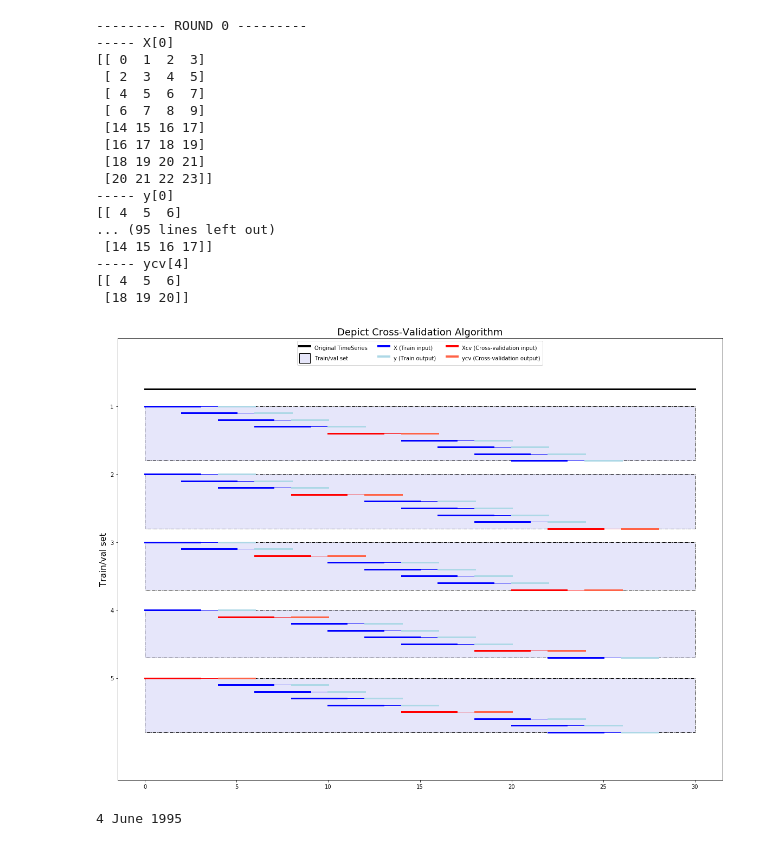
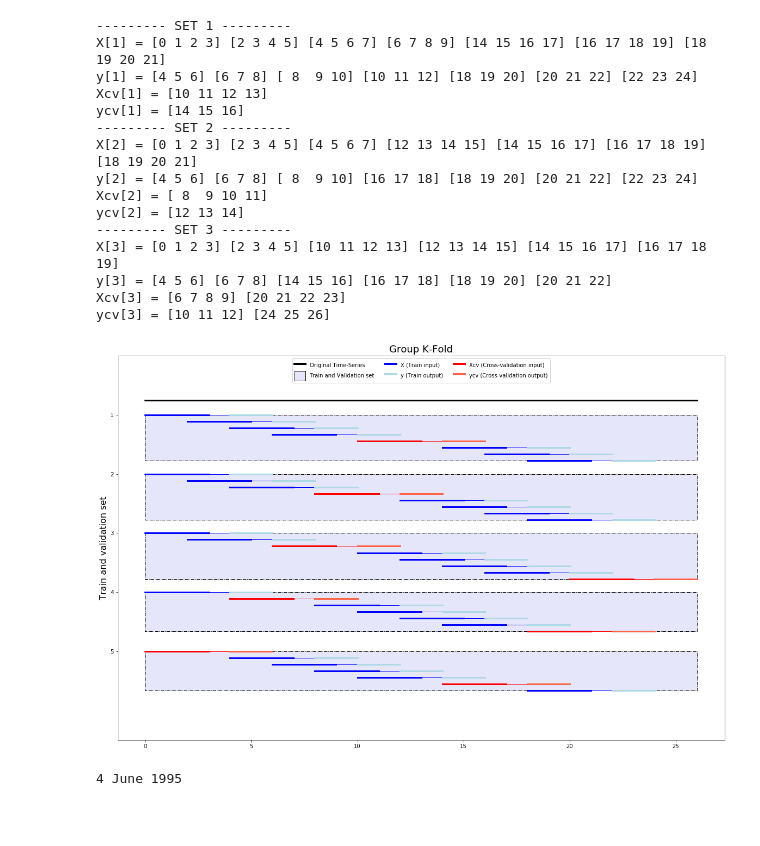
Before and after one commit to DidierRLopes/UnivariateTimeSeriesForecast, a Jupyter notebook: DidiCode.ipynb, the cells around one changed output. Drawn from its saved outputs; the diff is of its cells as text; code cells hidden in the pictures; blank space fills up the shorter version.

Commit message:
improve TimeSeriesCrossValidation functions

```diff
--- a/DidiCode.ipynb
+++ b/DidiCode.ipynb
@@ -152,14 +211,10 @@ def split_train_cv_kFold(sequence, n_steps_input, n_steps_forecast, n_steps_jump
     return X, y, Xcv, ycv
 
 X, y, Xcv, ycv = split_train_cv_kFold(timeSeries, n_steps_input=4, n_steps_forecast=3, n_steps_jump=2)
-for j in np.arange(1):
-    print("--------- ROUND %d ---------" % j)
-    print("----- X[%d]"% j)
-    print(X[j])
-    print("----- y[%d]"% j)
-    print(y[j])
-    print("----- Xcv[%d]"% j)
-    print(Xcv[j])
-    print("----- ycv[%d]"% j)
-    print(ycv[j])
+for j in np.arange(3):
+    print("--------- SET %d ---------" % (j+1))
+    print("X[%d] ="% (j+1), *X[j])
+    print("y[%d] ="% (j+1), *y[j])
+    print("Xcv[%d] ="% (j+1), *Xcv[j])
+    print("ycv[%d] ="% (j+1), *ycv[j])
 # %% [output]
@@ -183,5 +236,5 @@ for j in np.arange(1):
 # %%
-def split_train_cv_multipleKFold(sequence, n_steps_input, n_steps_forecast, n_steps_jump):
+def split_train_cv_groupKFold(sequence, n_steps_input, n_steps_forecast, n_steps_jump):
     X, y, Xcv, ycv = dict(), dict(), dict(), dict()
 
     # Iterate through 5 train/val splits
@@ -231,77 +284,72 @@ def split_train_cv_multipleKFold(sequence, n_steps_input, n_steps_forecast, n_st
 
     return X, y, Xcv, ycv
 
-X, y, Xcv, ycv = split_train_cv_multipleKFold(timeSeries, n_steps_input=4, n_steps_forecast=3, n_steps_jump=2)
-for j in np.arange(5):
-    print("--------- ROUND %d ---------" % j)
-    print("----- X[%d]"% j)
-    print(X[j])
-    print("----- y[%d]"% j)
-    print(y[j])
-    print("----- Xcv[%d]"% j)
-    print(Xcv[j])
-    print("----- ycv[%d]"% j)
-    print(ycv[j])
+X, y, Xcv, ycv = split_train_cv_groupKFold(timeSeries, n_steps_input=4, n_steps_forecast=3, n_steps_jump=2)
+for j in np.arange(3):
+    print("--------- SET %d ---------" % (j+1))
+    print("X[%d] ="% (j+1), *X[j])
+    print("y[%d] ="% (j+1), *y[j])
+    print("Xcv[%d] ="% (j+1), *Xcv[j])
+    print("ycv[%d] ="% (j+1), *ycv[j])
 # %% [output]
---------- ROUND 0 ---------
------ X[0]
-[[ 0  1  2  3]
- [ 2  3  4  5]
- [ 4  5  6  7]
- [ 6  7  8  9]
- [14 15 16 17]
- [16 17 18 19]
- [18 19 20 21]
- [20 21 22 23]]
------ y[0]
-[[ 4  5  6]
-... (95 lines left out)
- [14 15 16 17]]
------ ycv[4]
-[[ 4  5  6]
- [18 19 20]]
+--------- SET 1 ---------
+X[1] = [0 1 2 3] [2 3 4 5] [4 5 6 7] [6 7 8 9] [14 15 16 17] [16 17 18 19] [18 19 20 21]
+y[1] = [4 5 6] [6 7 8] [ 8  9 10] [10 11 12] [18 19 20] [20 21 22] [22 23 24]
+Xcv[1] = [10 11 12 13]
+ycv[1] = [14 15 16]
+--------- SET 2 ---------
+X[2] = [0 1 2 3] [2 3 4 5] [4 5 6 7] [12 13 14 15] [14 15 16 17] [16 17 18 19] [18 19 20 21]
+y[2] = [4 5 6] [6 7 8] [ 8  9 10] [16 17 18] [18 19 20] [20 21 22] [22 23 24]
+Xcv[2] = [ 8  9 10 11]
+ycv[2] = [12 13 14]
+--------- SET 3 ---------
+X[3] = [0 1 2 3] [2 3 4 5] [10 11 12 13] [12 13 14 15] [14 15 16 17] [16 17 18 19]
+y[3] = [4 5 6] [6 7 8] [14 15 16] [16 17 18] [18 19 20] [20 21 22]
+Xcv[3] = [6 7 8 9] [20 21 22 23]
+ycv[3] = [10 11 12] [24 25 26]
 # %%
 import matplotlib.pyplot as plt
 import matplotlib.patches as patches
 from matplotlib.lines import Line2D
 # Plot original time series in usage
-fig, ax = plt.subplots(figsize=(20, 15))
+fig, ax = plt.subplots(figsize=(20, 13))
 ax.plot(timeSeries, len(timeSeries) * [len(X)-0.75], lw=3, c='k')
 k = 1./max([len(x)+2 for x in X.values()])
 numSets = len(X)
 # Loop through train/val sets
 for i in np.arange(numSets):
     sorted_arr = np.sort(np.array([x[0] for x in np.concatenate((X[i], Xcv[i]), axis=0)]))
     # Loop through training sets
     for j in np.arange(len(X[i])):
         level = sum(sorted_arr<X[i][j][0])
         plt.plot(X[i][j], len(X[i][j]) * [numSets-i-1-k*level], lw=3, c='blue')
         plt.plot([X[i][j][-1], y[i][j][0]], 2*[numSets-i-1-k*level], lw=1, c='blue')
         plt.plot(y[i][j], len(y[i][j]) * [numSets-i-1-k*level], lw=3, c='lightblue')
     # Loop through cross-validation sets
     for j in np.arange(len(Xcv[i])):
         level = sum(sorted_arr<Xcv[i][j][0])
         plt.plot(Xcv[i][j], len(Xcv[i][j]) * [numSets-i-1-k*level], lw=3, c='red')
         plt.plot([Xcv[i][j][-1], ycv[i][j][0]], 2*[numSets-i-1-k*level], lw=1, c='red')
         plt.plot(ycv[i][j], len(ycv[i][j]) * [numSets-i-1-k*level], lw=3, c='tomato')
     rect = patches.Rectangle((0, len(X)-i-1), len(timeSeries)-1, k*(-len(sorted_arr)+1),
                              ls='-.', linewidth=1, edgecolor='k',facecolor='lavender')
     ax.add_patch(rect)
 ax.grid(which='minor')
 ax.set_yticks(np.arange(len(X), 0, -1)-1)
 ax.set_yticklabels(np.arange(1, len(X)+1, 1))
-ax.set_ylabel("Train/val set", size=16)
+ax.set_ylabel("Train and validation set", size=16)
 custom_lines = [Line2D([0], [0], color='k', lw=4),    patches.Patch(facecolor='lavender', edgecolor='k'),
                 Line2D([0], [0], color='blue', lw=4), Line2D([0], [0], color='lightblue', lw=4),
                 Line2D([0], [0], color='red', lw=4),  Line2D([0], [0], color='tomato', lw=4)]
-ax.legend(custom_lines, ['Original TimeSeries', 'Train/val set',
+ax.legend(custom_lines, ['Original Time-Series', 'Train and Validation set',
                          'X (Train input)', 'y (Train output)',
                          'Xcv (Cross-validation input)', 'ycv (Cross-validation output)'],
           loc='upper center', ncol=3, handleheight=2.4, labelspacing=0.05)
 ax.set_ylim([-1.5, len(X)])
-ax.set_title('Depict Cross-Validation Algorithm', size=18);
+ax.set_title('Group K-Fold', size=18);
+plt.show()
 # %% [output]
-[figure, old version]
+[figure, new version]
 # %%
 from TimeSeriesCrossValidation.splitTrainValTest import didier_birthday, split_train_cv_forwardChaining
 didier_birthday()
```
Also changed, not shown: parts of 6 cells of this notebook, 2 other files.
